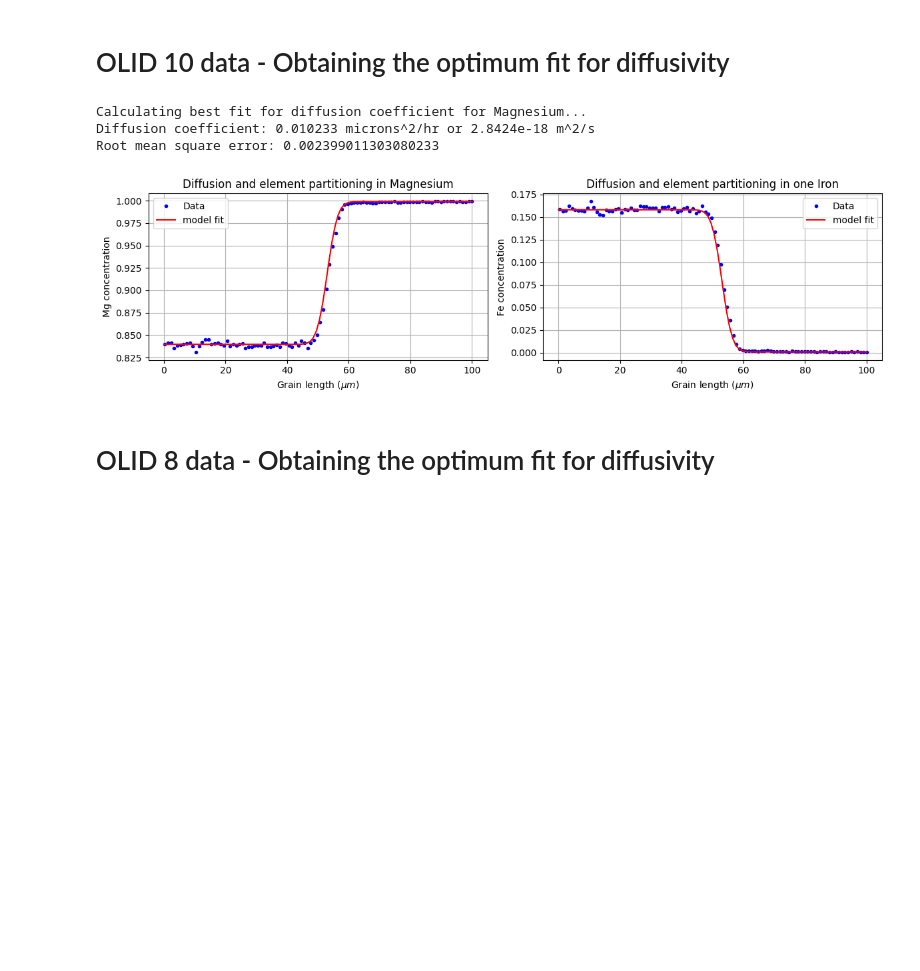
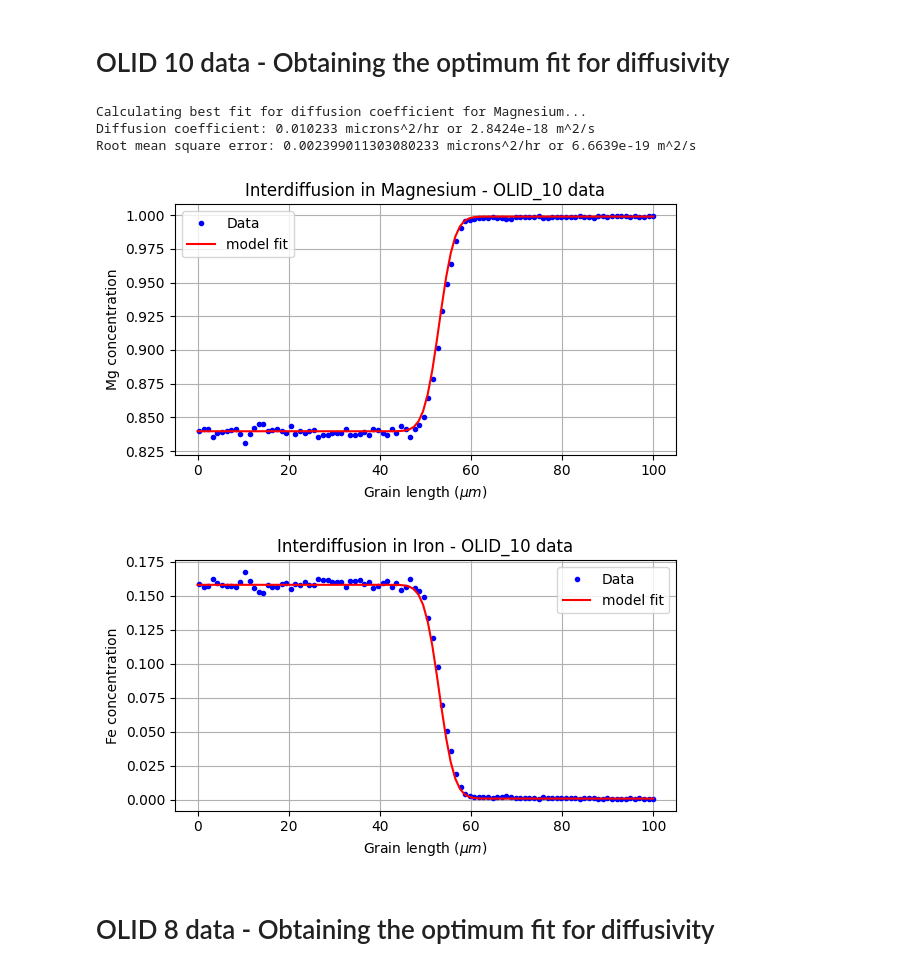
Before and after one commit to chandan-kumarsahu/CP-Project-Grain-Interdiffusion, a Jupyter notebook: Element_Partitioning_and_Diffusion/CN_grain_diffusion_PS2.ipynb, the cells around one changed output. Drawn from its saved outputs; the diff is of its cells as text; code cells hidden in the pictures; blank space fills up the shorter version.

```diff
--- a/Element_Partitioning_and_Diffusion/CN_grain_diffusion_PS2.ipynb
+++ b/Element_Partitioning_and_Diffusion/CN_grain_diffusion_PS2.ipynb
@@ -60,7 +60,7 @@ print('Calculating best fit for diffusion coefficient for Magnesium...')
 Diff = find_min_solution(func_Mg, 1e-4, 1, tol=tol)
 
 print('Diffusion coefficient:', np.round(Diff, 6), 'microns^2/hr or {:.4e}'.format(Diff*1e-12/3600), 'm^2/s')
-print('Root mean square error:', func_Mg(Diff))
+print('Root mean square error:', func_Mg(Diff), 'microns^2/hr or {:.4e}'.format(func_Mg(Diff)*1e-12/3600), 'm^2/s')
 print()
 
 ########################################### X_Fe ###########################################
@@ -76,37 +76,38 @@ def init_X_Fe_right(X_Fe):
 # def func_Fe(Diff):
 #     # Function to calculate the error for Iron
 #     solution_Fe, spatial_grid, time_grid = crank_nicolson_diffusion(L_grain1, L_grain2, t_max, dt, Diff, Diff, X_Fe,
 #                                                                     init_X_Fe_left, init_X_Fe_right, source_term,
 #                                                                     diff_matrix_isolated_boundary_G2)
 #     # Calculate Root Mean Square Error
 #     rmse = np.sqrt(np.sum(((X_Fe - solution_Fe[:, -1])**2))/len(X_Fe))
 #     return rmse
 
 # print('Calculating best fit for diffusion coefficient for Iron...')
 # # find the best fit for the diffusion coefficient by bisection method
 # Diff = find_min_solution(func_Fe, 1e-4, 1, tol=tol)
 
 # print('Diffusion coefficient:', np.round(Diff, 6), 'microns^2/hr or {:.4e}'.format(Diff*1e-12/3600), 'm^2/s')
-# print('Root mean square error:', func_Fe(Diff))
+# print('Root mean square error:', func_Fe(Diff), 'microns^2/hr or {:.4e}'.format(func_Fe(Diff)*1e-12/3600), 'm^2/s')
 # print()
 
 # Append the values taken from the data file to the arrays
 Diffusivity_array.append(Diff)
 Temperature_array.append(1000)
 fO2_array.append(-11.97)
 
 # Calculate the diffusion equation solution using the best fit diffusion coefficient
 solution_Mg, spatial_grid, time_grid = crank_nicolson_diffusion(L_grain1, L_grain2, t_max, dt, Diff, Diff, X_Mg, init_X_Mg_left, init_X_Mg_right, source_term, diff_matrix_isolated_boundary_G2)
 solution_Fe, spatial_grid, time_grid = crank_nicolson_diffusion(L_grain1, L_grain2, t_max, dt, Diff, Diff, X_Fe, init_X_Fe_left, init_X_Fe_right, source_term, diff_matrix_isolated_boundary_G2)
 
 # Plot the diffusion equation solution
-plot_diff(time_grid, spatial_grid, solution_Mg, X_Mg, Dist, solution_Fe, X_Fe)
+plot_diff('OLID_10', time_grid, spatial_grid, solution_Mg, X_Mg, Dist, solution_Fe, X_Fe)
 plt.show()
 # %% [output]
 Calculating best fit for diffusion coefficient for Magnesium...
 Diffusion coefficient: 0.010233 microns^2/hr or 2.8424e-18 m^2/s
-Root mean square error: 0.002399011303080233
+Root mean square error: 0.002399011303080233 microns^2/hr or 6.6639e-19 m^2/s
-[figure, old version]
+[figure, new version]
+[figure, added]
 # %% [markdown]
 # OLID 8 data - Obtaining the optimum fit for diffusivity
 # %%
```
Also changed, not shown: parts of 5 cells of this notebook, 36 other files.
